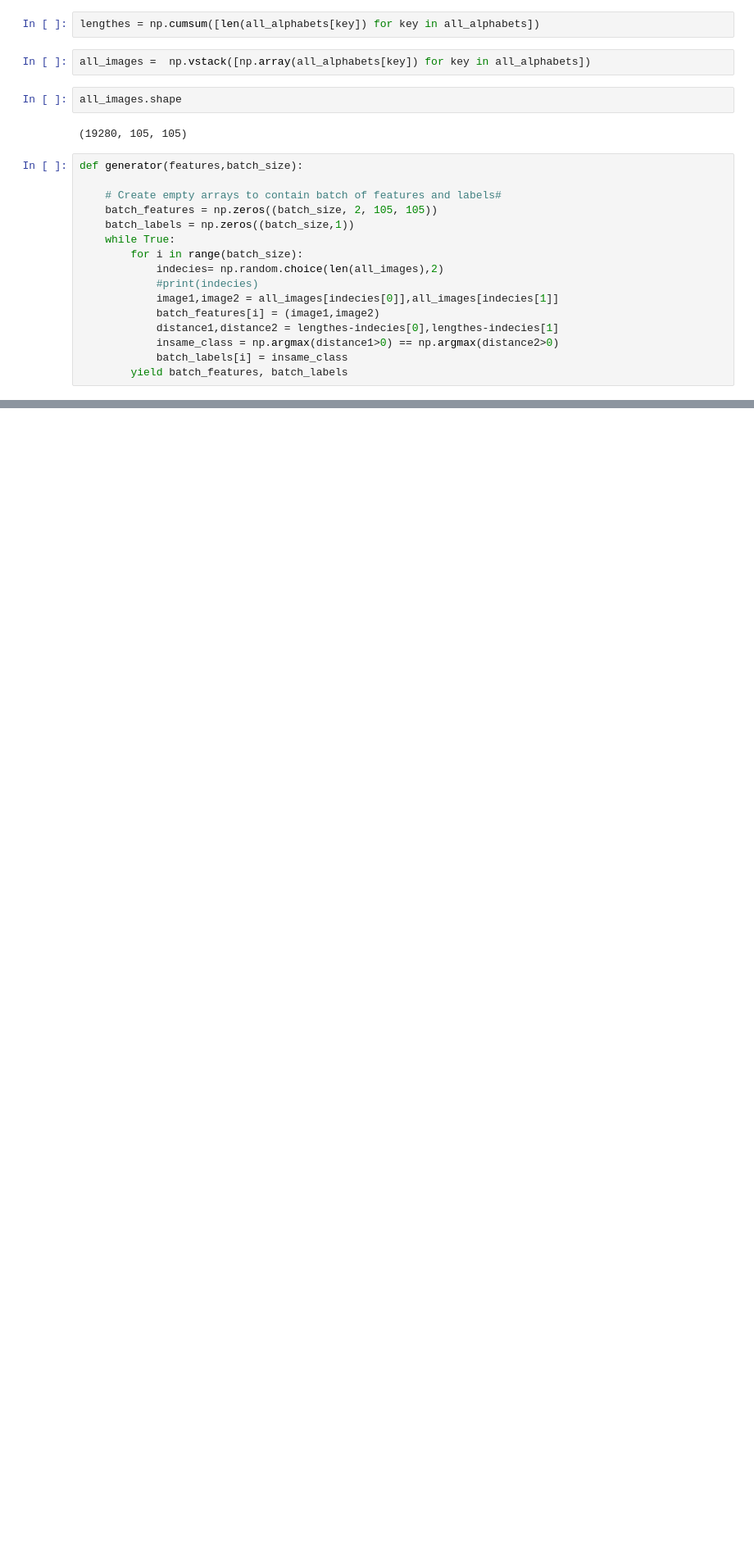
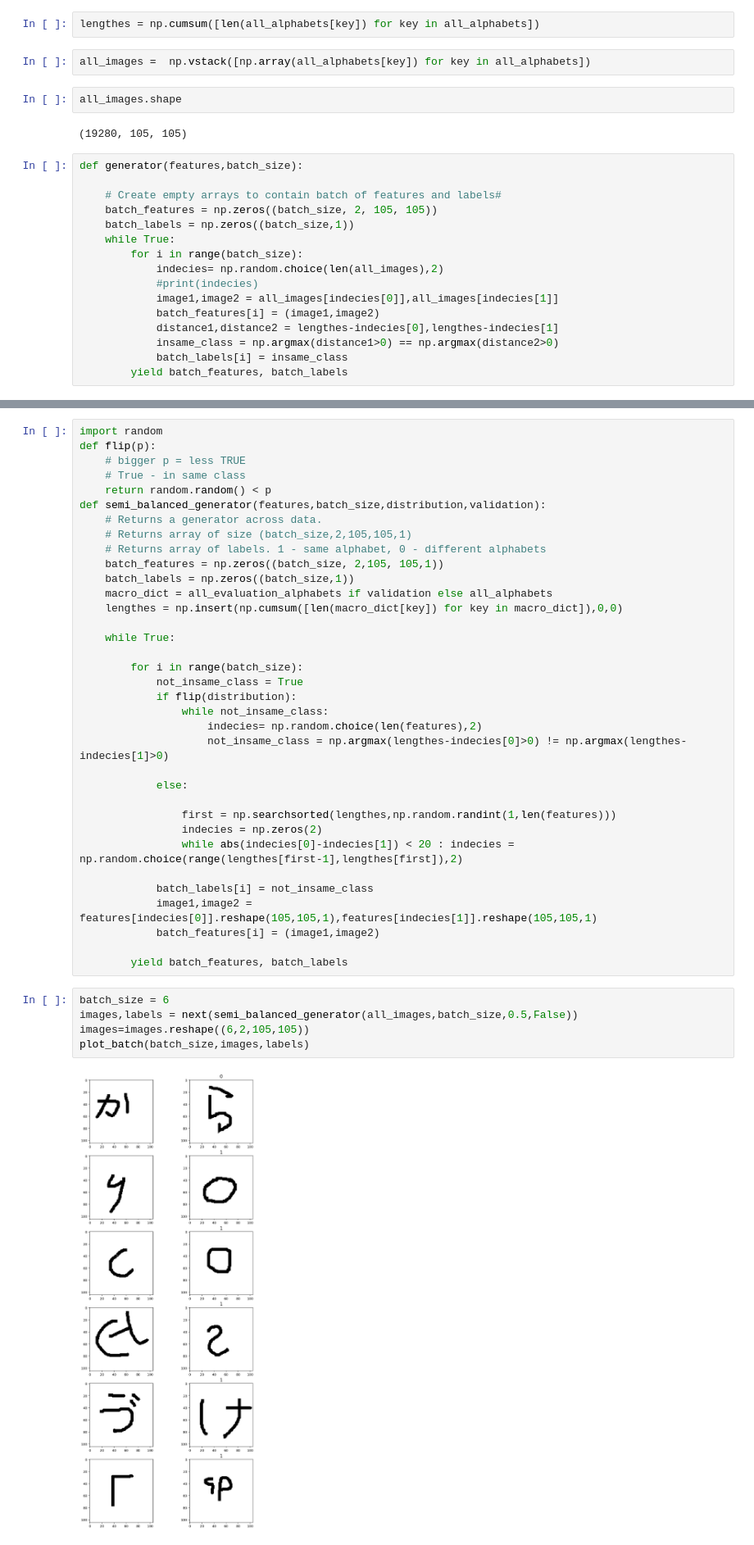
Before and after one commit to Craq/FewShotOmniglot, a Jupyter notebook: Batch_generator.ipynb, the cells around one changed output, grey strips where cells are left out. Shown at 82% size. Saved outputs shown, nothing was run; the diff lists cells and outputs as text; blank space fills up the shorter version.

```diff
--- a/Batch_generator.ipynb
+++ b/Batch_generator.ipynb
@@ -55,0 +60,42 @@ for i, ims in enumerate(images):
+# %%
+import random
+def flip(p):
+    # bigger p = less TRUE
+    # True - in same class
+    return random.random() < p
+def semi_balanced_generator(features,batch_size,distribution,validation):
+    # Returns a generator across data.
+    # Returns array of size (batch_size,2,105,105,1)
+    # Returns array of labels. 1 - same alphabet, 0 - different alphabets
+    batch_features = np.zeros((batch_size, 2,105, 105,1))
+    batch_labels = np.zeros((batch_size,1))
+    macro_dict = all_evaluation_alphabets if validation else all_alphabets
+    lengthes = np.insert(np.cumsum([len(macro_dict[key]) for key in macro_dict]),0,0)
+
+    while True:
+
+        for i in range(batch_size):
+            not_insame_class = True
+            if flip(distribution):
+                while not_insame_class:
+                    indecies= np.random.choice(len(features),2)
+                    not_insame_class = np.argmax(lengthes-indecies[0]>0) != np.argmax(lengthes-indecies[1]>0)
+
+            else:
+
+                first = np.searchsorted(lengthes,np.random.randint(1,len(features)))
+                indecies = np.zeros(2)
+                while abs(indecies[0]-indecies[1]) < 20 : indecies = np.random.choice(range(lengthes[first-1],lengthes[first]),2)
+
+            batch_labels[i] = not_insame_class
+            image1,image2 = features[indecies[0]].reshape(105,105,1),features[indecies[1]].reshape(105,105,1)
+            batch_features[i] = (image1,image2)
+
+        yield batch_features, batch_labels
+# %%
+batch_size = 6
+images,labels = next(semi_balanced_generator(all_images,batch_size,0.5,False))
+images=images.reshape((6,2,105,105))
+plot_batch(batch_size,images,labels)
+# %% [output]
+[figure, added]
```
Also changed, not shown: parts of 2 cells of this notebook.
